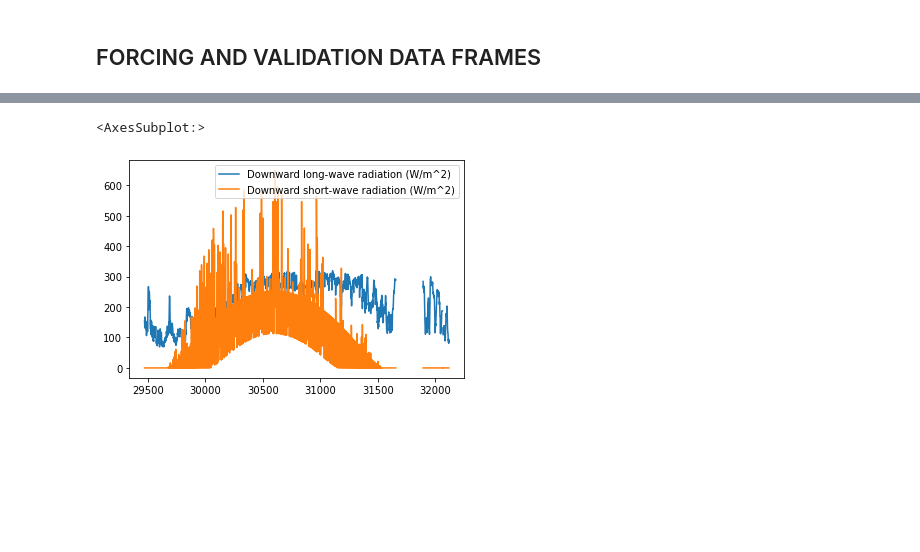
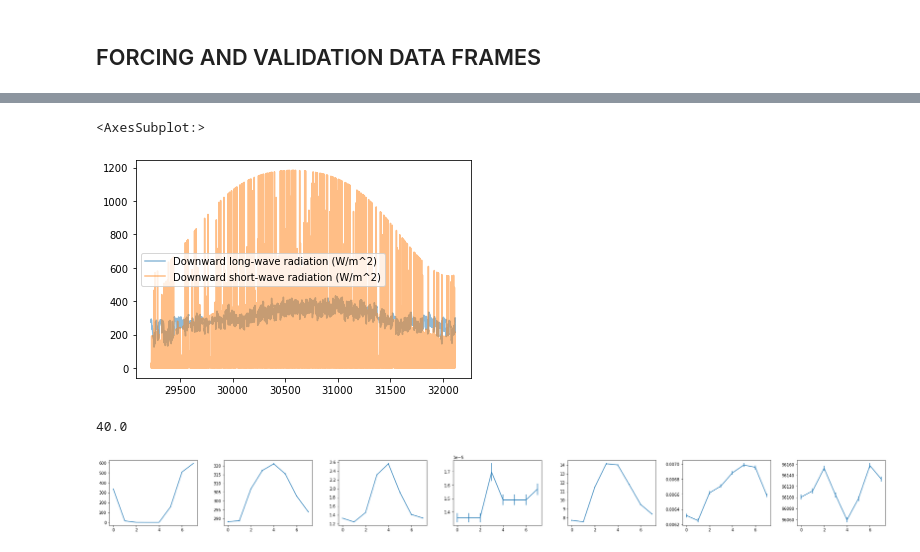
Before and after one commit to MrKozelberg/rihmi_wdc, a Jupyter notebook: source/forcing_and_validation.ipynb, the cells around one changed output, grey strips where cells are left out. Saved outputs shown, nothing was run; the diff lists cells and outputs as text; code cells hidden in the pictures; blank space fills up the shorter version.

```diff
--- a/source/forcing_and_validation.ipynb
+++ b/source/forcing_and_validation.ipynb
@@ -83,11 +86,12 @@ ax.set_extent(
     crs=ccrs.Geodetic()
 )
 # ax.coastlines(resolution='100m')
-for loc in locs:
+for i in range(len(locs)):
     plt.plot(
-        loc[1], loc[0],
+        locs[i,1], locs[i,0],
         transform=ccrs.PlateCarree(),
-        marker='.', color='red'
+        marker='.', color='red',
+        # ms=5 + 5*(type(stations['Примечание'][i]) != str)
     )
 
 resol = '50m'  # use data at this scale
@@ -122,7 +126,7 @@ gl.rotate_labels = False
 ax.set_title("Станции, включенные в набор данных «Основные метеорологические параметры (сроки)»\n", fontsize=16)
 fig.savefig("rihmi_wdc_stations.png", dpi=250)
 
-del locs
+# del locs
 # %% [output]
 [figure]
 # %% [markdown]
@@ -572,7 +565,7 @@ def IQRFilter(df: pd.DataFrame):
         df[col][df[col] < lower] = FILL_VALUE_FLOAT
         df[col][df[col] > upper] = FILL_VALUE_FLOAT
 # %%
-a, b = forcingAndValidDF(0)
+a, b = forcingAndValidDF(518)
 # %%
 fig, ax = plt.subplots(1,len(a.columns[1:]), figsize=((3+2)*len(a.columns[1:]), 3))
 for i, col in enumerate(a.columns[1:]):
@@ -596,6 +674,48 @@ for col in a.columns[1:]:
 # %%
-a[['Downward long-wave radiation (W/m^2)',"Downward short-wave radiation (W/m^2)"]][365*8*10:365*8*11].plot()
+a[['Downward long-wave radiation (W/m^2)',"Downward short-wave radiation (W/m^2)"]][365*8*10:365*8*11].plot(alpha=0.5)
 # a[[a.columns[-3]]][:365*8].plot()
 # %% [output]
 <AxesSubplot:>
-[figure, old version]
+[figure, new version]
+# %%
+len(a[:int(365.25*8)*40]) / (8*365.25)
+# %% [output]
+40.0
+# %%
+fig, ax = plt.subplots(1,len(a.columns[1:]), figsize=((3+2)*len(a.columns[1:]), 3))
+for i, col in enumerate(a.columns[1:]):
+    ax[i].errorbar(
+        x=np.arange(8),
+        y=np.nanmean(
+            a[col].to_numpy().reshape(-1,8)
+            , axis=0
+        ),
+        yerr=np.nanstd(
+            a[col].to_numpy().reshape(-1,8)
+            , axis=0
+        )/np.sqrt(
+            np.sum(
+                ~np.isnan(a[col].to_numpy().reshape(-1,8)),
+                axis=0
+            )
+        )
+    )
+plt.subplots_adjust(wspace=0.3)
+# plt.errorbar(
+#     x=np.arange(int(365.25*8)),
+#     y=np.nanmean(
+#         a[:int(365.25*8)*40]['Downward long-wave radiation (W/m^2)'].to_numpy().reshape(-1,int(365.25*8))
+#         , axis=0
+#     ),
+#     yerr=np.nanstd(
+#         a[:int(365.25*8)*40]['Downward long-wave radiation (W/m^2)'].to_numpy().reshape(-1,int(365.25*8))
+#         , axis=0
+#     )/np.sqrt(
+#         np.sum(
+#             ~np.isnan(a[:int(365.25*8)*40]['Downward long-wave radiation (W/m^2)'].to_numpy().reshape(-1,int(365.25*8))),
+#             axis=0
+#         )
+#     )
+# )
+# %% [output]
+[figure, added]
```
Also changed, not shown: parts of 14 cells of this notebook, 1 other file.
